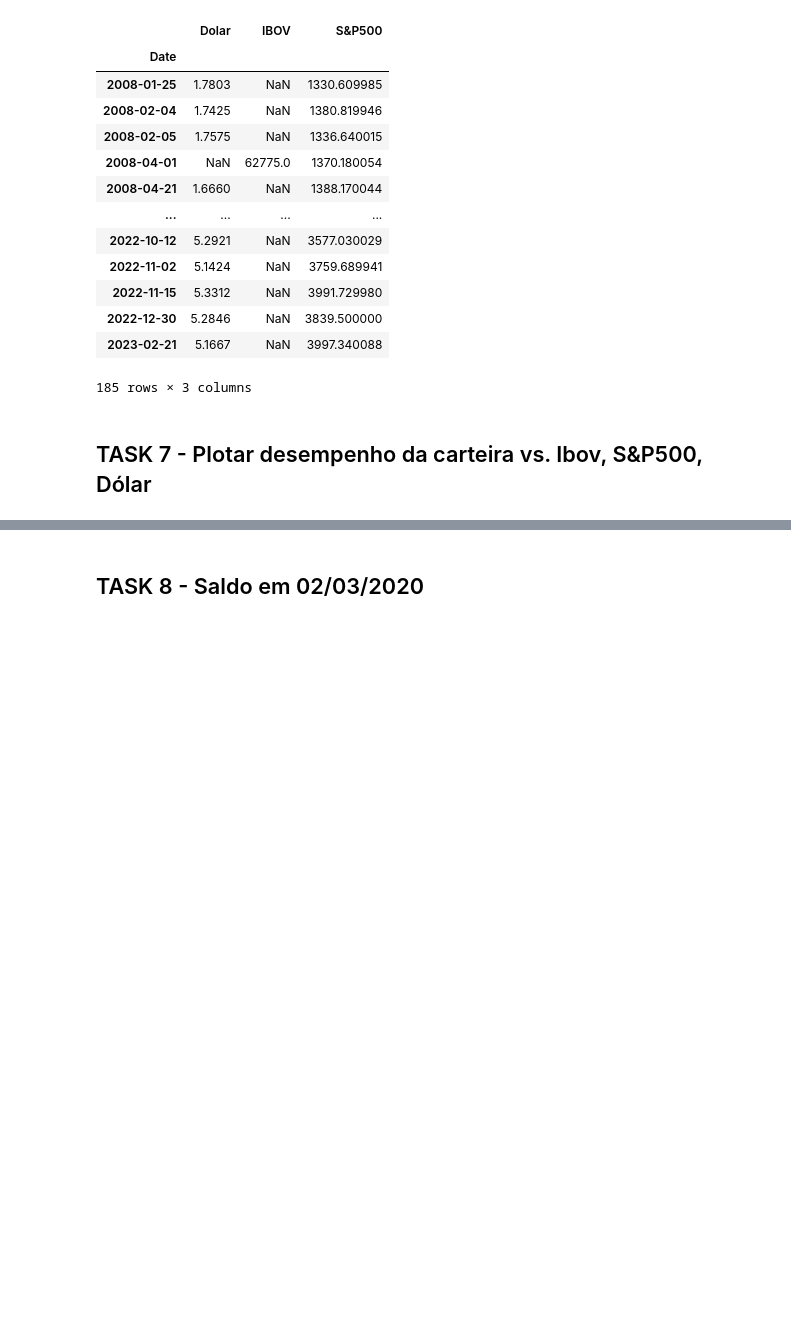
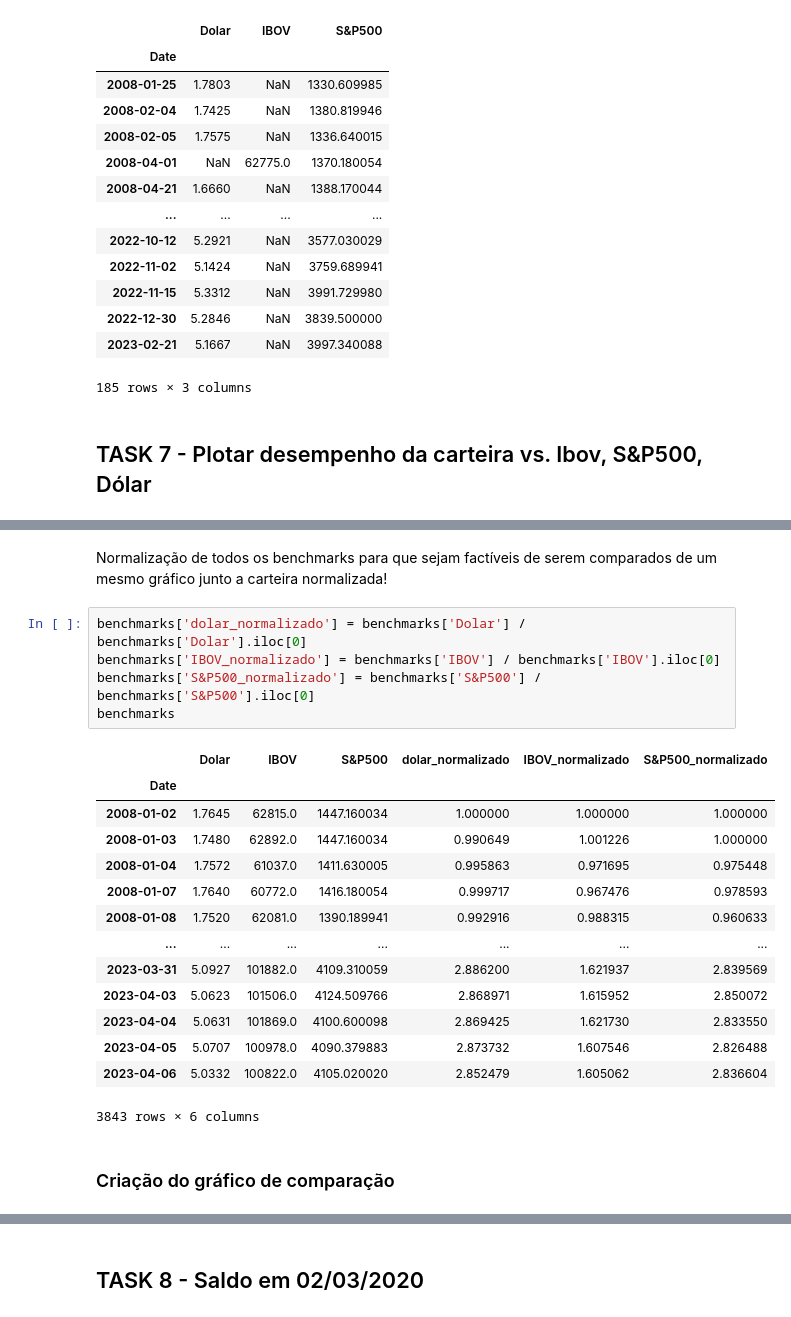
Before and after one commit to matheuslbrito/Estudos, a Jupyter notebook: ExercícioMentoria2.ipynb, the cells around one changed output, grey strips where cells are left out. Drawn from its saved outputs; the diff is of its cells as text; blank space fills up the shorter version.

```diff
--- a/ExercícioMentoria2.ipynb
+++ b/ExercícioMentoria2.ipynb
@@ -496,0 +522,24 @@ benchmarks_nulls
+# %% [markdown]
+Normalização de todos os benchmarks para que sejam factíveis de serem comparados de um mesmo gráfico junto a carteira normalizada!
+# %%
+benchmarks['dolar_normalizado'] = benchmarks['Dolar'] / benchmarks['Dolar'].iloc[0]
+benchmarks['IBOV_normalizado'] = benchmarks['IBOV'] / benchmarks['IBOV'].iloc[0]
+benchmarks['S&P500_normalizado'] = benchmarks['S&P500'] / benchmarks['S&P500'].iloc[0]
+benchmarks
+# %% [output]
+|  | Dolar | IBOV | S&P500 | dolar_normalizado | IBOV_normalizado | S&P500_normalizado |
+| Date |  |  |  |  |  |  |
+| 2008-01-02 | 1.7645 | 62815.0 | 1447.160034 | 1.000000 | 1.000000 | 1.000000 |
+| 2008-01-03 | 1.7480 | 62892.0 | 1447.160034 | 0.990649 | 1.001226 | 1.000000 |
+| 2008-01-04 | 1.7572 | 61037.0 | 1411.630005 | 0.995863 | 0.971695 | 0.975448 |
+| 2008-01-07 | 1.7640 | 60772.0 | 1416.180054 | 0.999717 | 0.967476 | 0.978593 |
+| 2008-01-08 | 1.7520 | 62081.0 | 1390.189941 | 0.992916 | 0.988315 | 0.960633 |
+| ... | ... | ... | ... | ... | ... | ... |
+| 2023-03-31 | 5.0927 | 101882.0 | 4109.310059 | 2.886200 | 1.621937 | 2.839569 |
+| 2023-04-03 | 5.0623 | 101506.0 | 4124.509766 | 2.868971 | 1.615952 | 2.850072 |
+| 2023-04-04 | 5.0631 | 101869.0 | 4100.600098 | 2.869425 | 1.621730 | 2.833550 |
+| 2023-04-05 | 5.0707 | 100978.0 | 4090.379883 | 2.873732 | 1.607546 | 2.826488 |
+| 2023-04-06 | 5.0332 | 100822.0 | 4105.020020 | 2.852479 | 1.605062 | 2.836604 |
+3843 rows × 6 columns
+# %% [markdown]
+### Criação do gráfico de comparação
```
Also changed, not shown: parts of 12 cells of this notebook.
